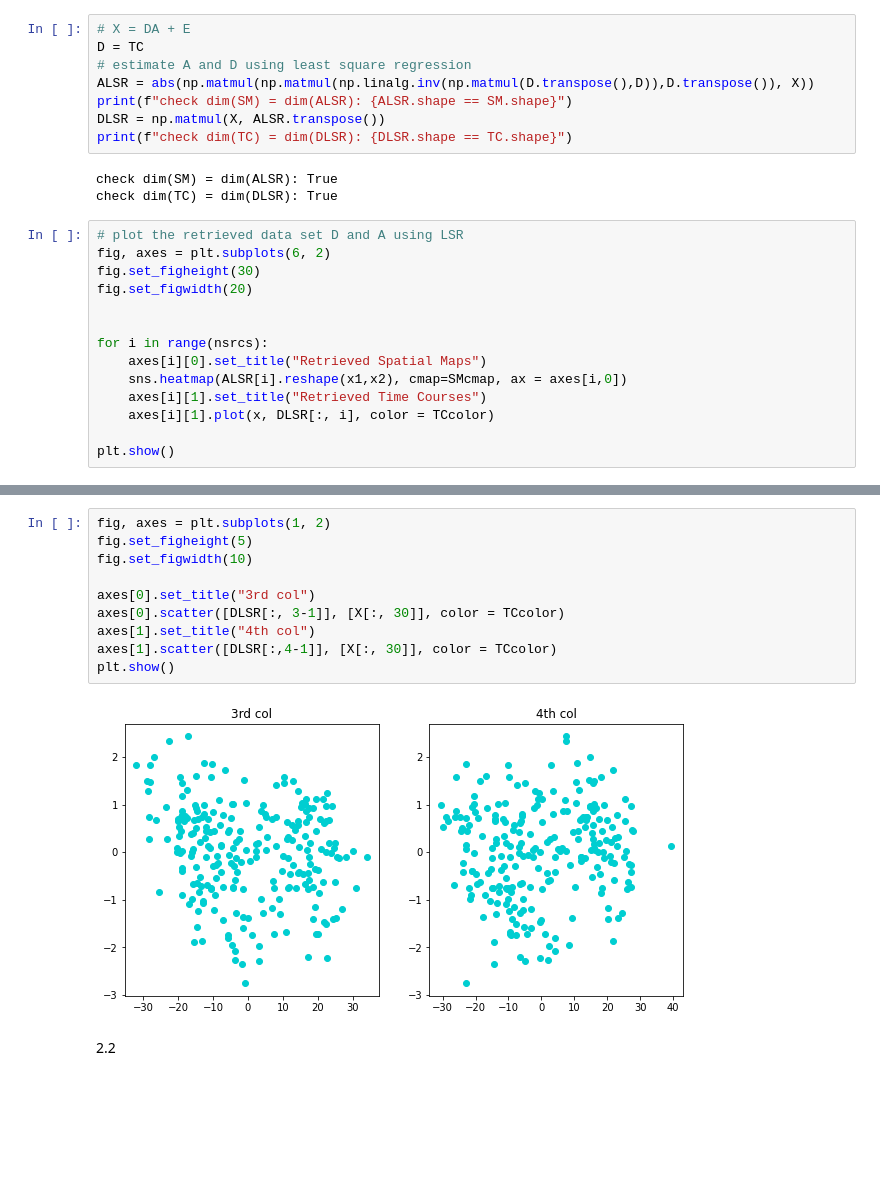
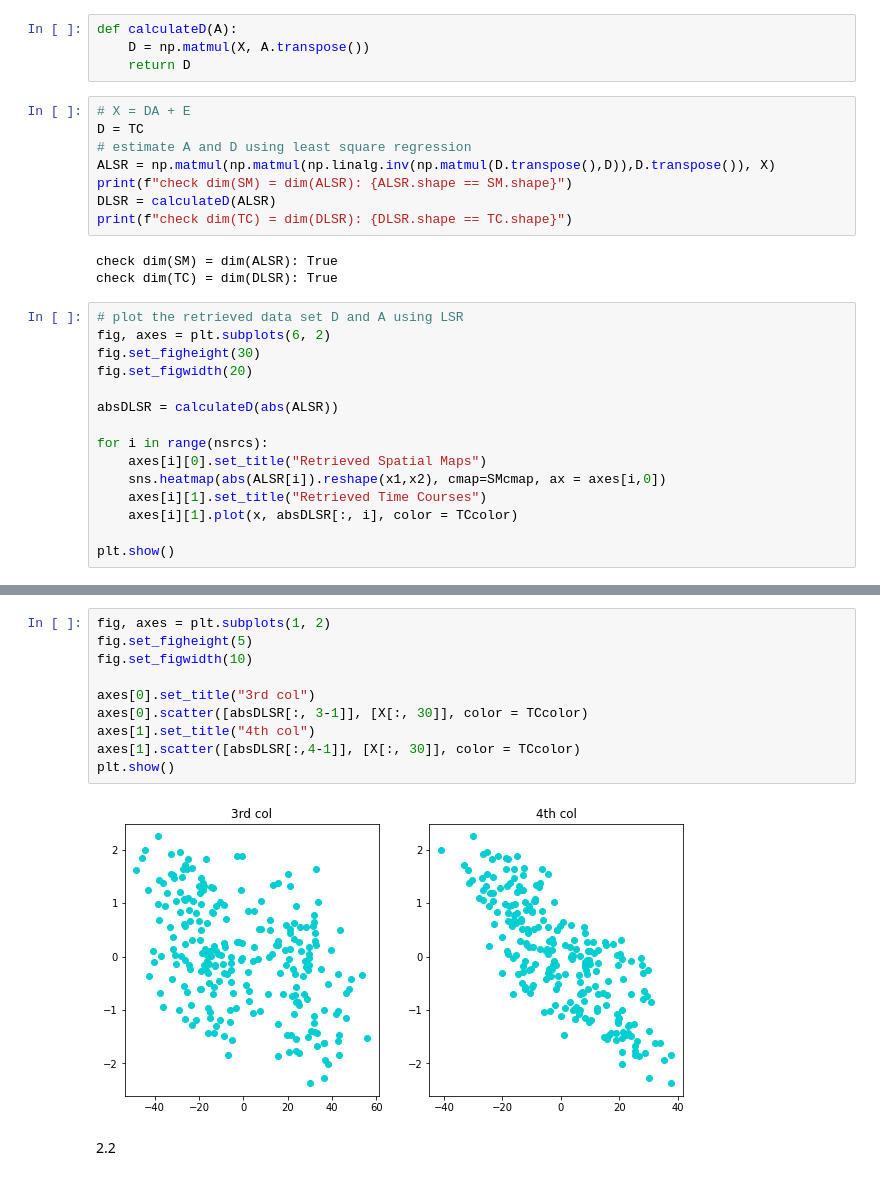
Before and after one commit to tvtpt/MAST30034_assignment1, a Jupyter notebook: Code for both question.ipynb, the cells around one changed output, grey strips where cells are left out. Drawn from its saved outputs; the diff is of its cells as text; blank space fills up the shorter version.

```diff
--- a/Code for both question.ipynb
+++ b/Code for both question.ipynb
@@ -206,13 +206,17 @@ X = np.asmatrix(pd.DataFrame(X).astype(float).apply(zscore).to_numpy())
 Question 2
 # %% [markdown]
 2.1
+# %%
+def calculateD(A):
+    D = np.matmul(X, A.transpose())
+    return D
 # %%
 # X = DA + E
 D = TC
 # estimate A and D using least square regression
-ALSR = abs(np.matmul(np.matmul(np.linalg.inv(np.matmul(D.transpose(),D)),D.transpose()), X))
+ALSR = np.matmul(np.matmul(np.linalg.inv(np.matmul(D.transpose(),D)),D.transpose()), X)
 print(f"check dim(SM) = dim(ALSR): {ALSR.shape == SM.shape}")
-DLSR = np.matmul(X, ALSR.transpose())
+DLSR = calculateD(ALSR)
 print(f"check dim(TC) = dim(DLSR): {DLSR.shape == TC.shape}")
 # %% [output]
 check dim(SM) = dim(ALSR): True
@@ -223,12 +227,13 @@ fig, axes = plt.subplots(6, 2)
 fig.set_figheight(30)
 fig.set_figwidth(20)
 
+absDLSR = calculateD(abs(ALSR))
 
 for i in range(nsrcs):
     axes[i][0].set_title("Retrieved Spatial Maps")
-    sns.heatmap(ALSR[i].reshape(x1,x2), cmap=SMcmap, ax = axes[i,0])
+    sns.heatmap(abs(ALSR[i]).reshape(x1,x2), cmap=SMcmap, ax = axes[i,0])
     axes[i][1].set_title("Retrieved Time Courses")
-    axes[i][1].plot(x, DLSR[:, i], color = TCcolor)
+    axes[i][1].plot(x, absDLSR[:, i], color = TCcolor)
 
 plt.show()
 # %% [output]
@@ -236,15 +241,15 @@ plt.show()
 # %%
 fig, axes = plt.subplots(1, 2)
 fig.set_figheight(5)
 fig.set_figwidth(10)
 
 axes[0].set_title("3rd col")
-axes[0].scatter([DLSR[:, 3-1]], [X[:, 30]], color = TCcolor)
+axes[0].scatter([absDLSR[:, 3-1]], [X[:, 30]], color = TCcolor)
 axes[1].set_title("4th col")
-axes[1].scatter([DLSR[:,4-1]], [X[:, 30]], color = TCcolor)
+axes[1].scatter([absDLSR[:,4-1]], [X[:, 30]], color = TCcolor)
 plt.show()
 # %% [output]
-[figure, old version]
+[figure, new version]
 # %% [markdown]
 2.2
 # %%
```
Also changed, not shown: parts of 23 cells of this notebook, 6 other files.
